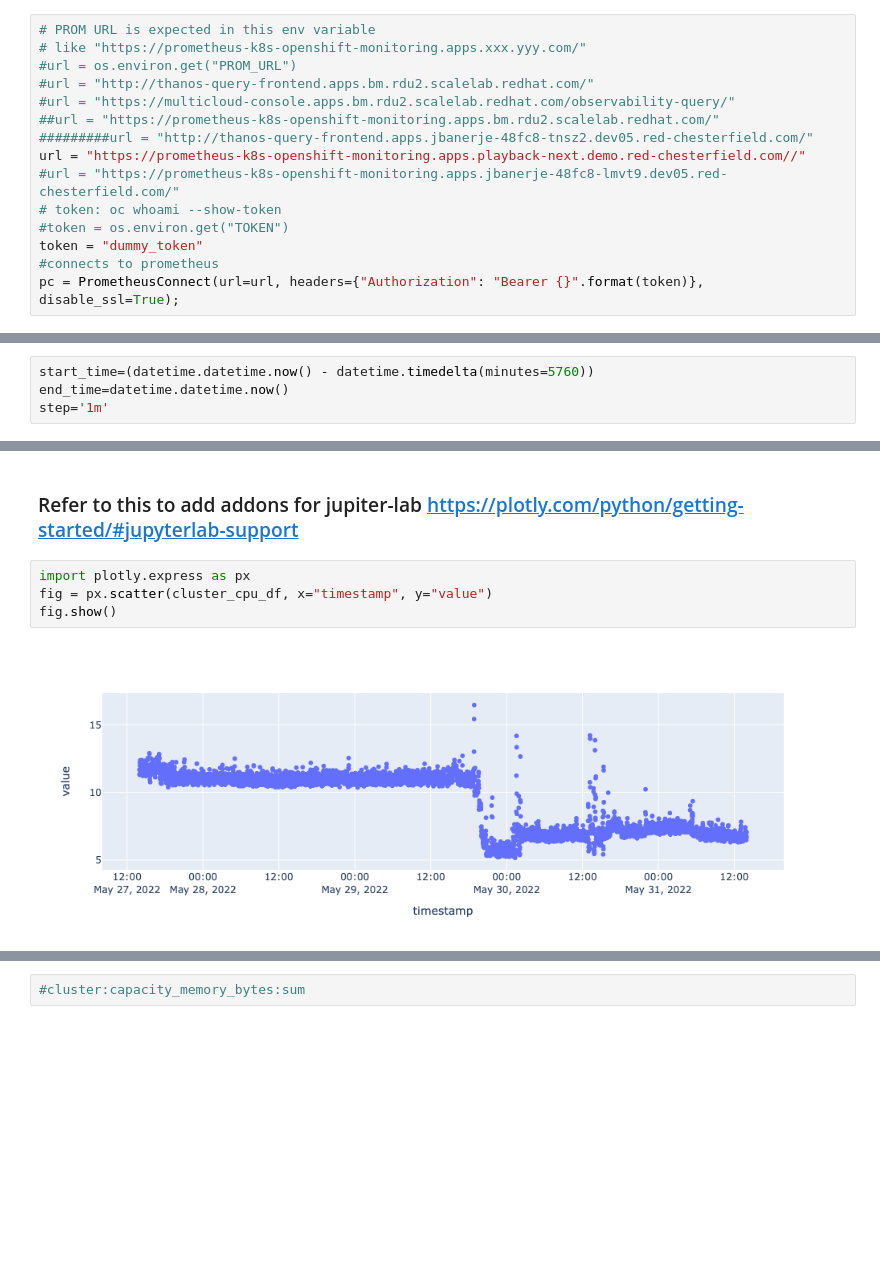
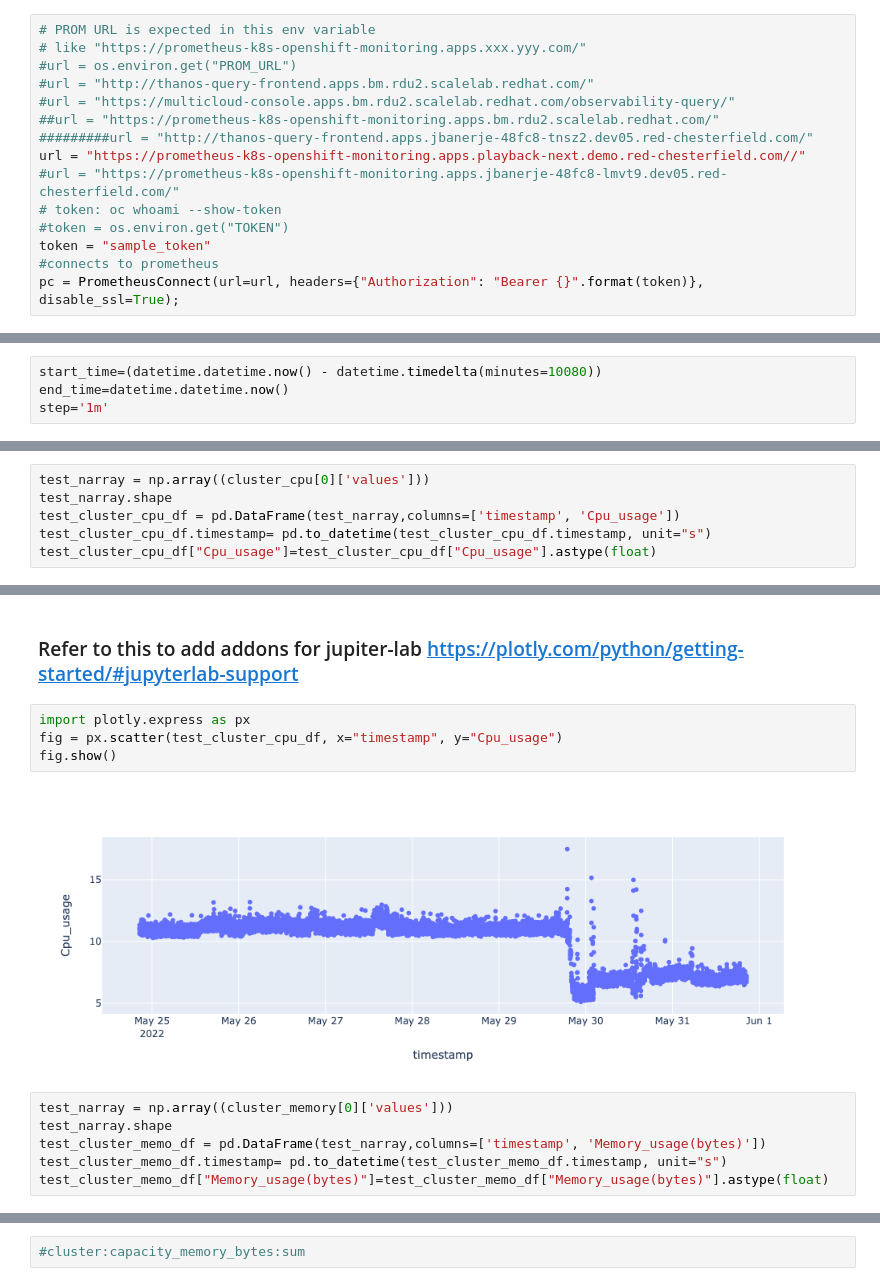
Before and after one commit to Anxhela21/acm-data-project, a Jupyter notebook: test.ipynb, the cells around one changed output, grey strips where cells are left out. Saved outputs shown, nothing was run; the diff lists cells and outputs as text; blank space fills up the shorter version.

Commit message:
added few plotly charts and created a sample csv file

```diff
--- a/test.ipynb
+++ b/test.ipynb
@@ -44,13 +44,13 @@ url = "https://prometheus-k8s-openshift-monitoring.apps.playback-next.demo.red-c
 #url = "https://prometheus-k8s-openshift-monitoring.apps.jbanerje-48fc8-lmvt9.dev05.red-chesterfield.com/"
 # token: oc whoami --show-token
 #token = os.environ.get("TOKEN")
-token = "dummy_token"
+token = "sample_token"
 #connects to prometheus
 pc = PrometheusConnect(url=url, headers={"Authorization": "Bearer {}".format(token)}, disable_ssl=True);
 # %% [markdown]
 ### Sets the time range and time step for all queries below
 # %%
-start_time=(datetime.datetime.now() - datetime.timedelta(minutes=5760))
+start_time=(datetime.datetime.now() - datetime.timedelta(minutes=10080))
 end_time=datetime.datetime.now()
 step='1m'
 # %%
@@ -70,3 +70,9 @@ cluster_cpu_df.reset_index(inplace=True)
 #cluster_cpu_df.plot(title="Srujan's Master Stroke")
 # %% [output]
 <class 'list'>
+# %%
+test_narray = np.array((cluster_cpu[0]['values']))
+test_narray.shape
+test_cluster_cpu_df = pd.DataFrame(test_narray,columns=['timestamp', 'Cpu_usage'])
+test_cluster_cpu_df.timestamp= pd.to_datetime(test_cluster_cpu_df.timestamp, unit="s")
+test_cluster_cpu_df["Cpu_usage"]=test_cluster_cpu_df["Cpu_usage"].astype(float)
@@ -83,10 +98,16 @@ cluster_cpu_df.head()
 ### Refer to this to add addons for jupiter-lab https://plotly.com/python/getting-started/#jupyterlab-support
 # %%
 import plotly.express as px
-fig = px.scatter(cluster_cpu_df, x="timestamp", y="value")
+fig = px.scatter(test_cluster_cpu_df, x="timestamp", y="Cpu_usage")
 fig.show()
 # %% [output]
-[figure, old version]
+[figure, new version]
+# %%
+test_narray = np.array((cluster_memory[0]['values']))
+test_narray.shape
+test_cluster_memo_df = pd.DataFrame(test_narray,columns=['timestamp', 'Memory_usage(bytes)'])
+test_cluster_memo_df.timestamp= pd.to_datetime(test_cluster_memo_df.timestamp, unit="s")
+test_cluster_memo_df["Memory_usage(bytes)"]=test_cluster_memo_df["Memory_usage(bytes)"].astype(float)
 # %%
 cluster_memory = pc.custom_query_range(
     query='cluster:memory_usage_bytes:sum',
```
Also changed, not shown: parts of 28 cells of this notebook, 1 other file.
